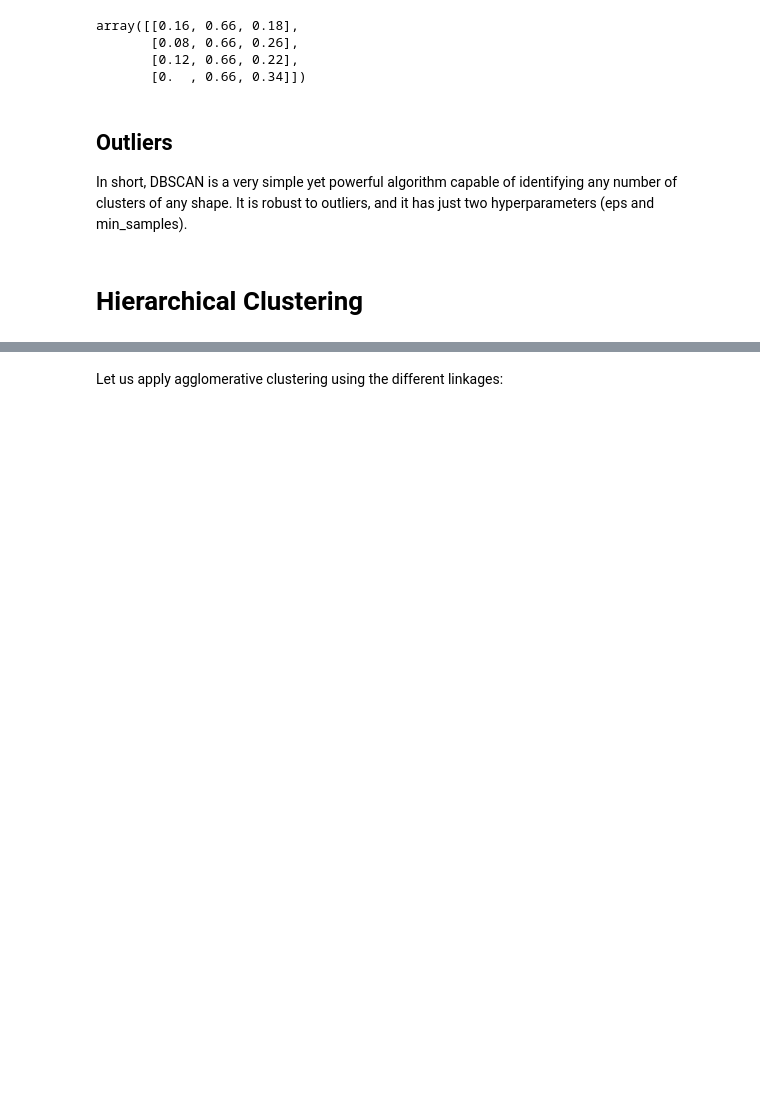
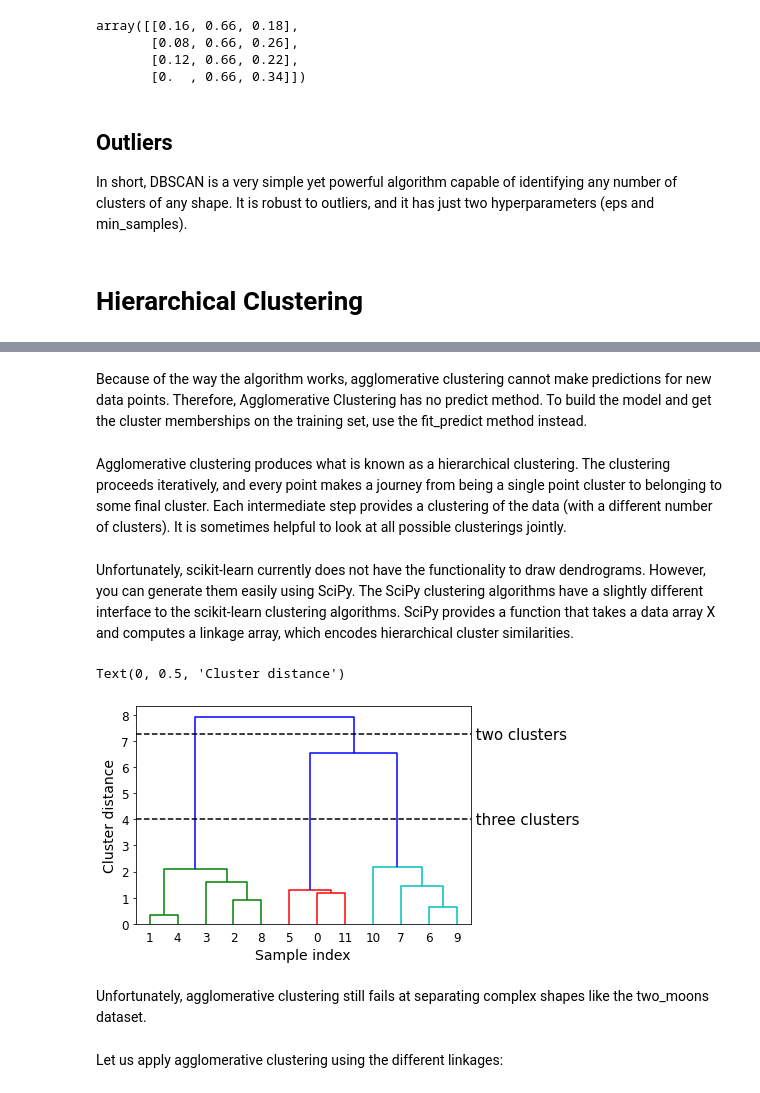
Before and after one commit to iubh/DLMDSML01, a Jupyter notebook: Q_A_Sessions/02_clustering/02b_clustering.ipynb, the cells around one changed output, grey strips where cells are left out. Cells and saved outputs as stored; diff of their text form; code cells hidden in the pictures; blank space fills up the shorter version.

```diff
--- a/Q_A_Sessions/02_clustering/02b_clustering.ipynb
+++ b/Q_A_Sessions/02_clustering/02b_clustering.ipynb
@@ -400,3 +416,49 @@ The **linkage criterion** determines the metric used fro the cluster merging str
+# %% [markdown]
+Because of the way the algorithm works, agglomerative
+clustering cannot make predictions for new data points. Therefore, Agglomerative
+Clustering has no predict method. To build the model and get the cluster memberships
+on the training set, use the fit_predict method instead.
+# %% [markdown]
+Agglomerative clustering produces what is known as a hierarchical clustering. The
+clustering proceeds iteratively, and every point makes a journey from being a single
+point cluster to belonging to some final cluster. Each intermediate step provides a
+clustering of the data (with a different number of clusters). It is sometimes helpful to
+look at all possible clusterings jointly.
+# %% [markdown]
+Unfortunately, scikit-learn currently does not have the functionality to draw dendrograms.
+However, you can generate them easily using SciPy. The SciPy clustering
+algorithms have a slightly different interface to the scikit-learn clustering algorithms.
+SciPy provides a function that takes a data array X and computes a linkage
+array, which encodes hierarchical cluster similarities.
+# %%
+# Import the dendrogram function and the ward clustering function from SciPy
+from scipy.cluster.hierarchy import dendrogram, ward
+
+X, y = make_blobs(random_state=0, n_samples=12)
+# Apply the ward clustering to the data array X
+# The SciPy ward function returns an array that specifies the distances
+# bridged when performing agglomerative clustering
+linkage_array = ward(X)
+# Now we plot the dendrogram for the linkage_array containing the distances
+# between clusters
+dendrogram(linkage_array)
+
+# mark the cuts in the tree that signify two or three clusters
+ax = plt.gca()
+bounds = ax.get_xbound()
+ax.plot(bounds, [7.25, 7.25], '--', c='k')
+ax.plot(bounds, [4, 4], '--', c='k')
+
+ax.text(bounds[1], 7.25, ' two clusters', va='center', fontdict={'size': 15})
+ax.text(bounds[1], 4, ' three clusters', va='center', fontdict={'size': 15})
+plt.xlabel("Sample index")
+plt.ylabel("Cluster distance")
+# %% [output]
+Text(0, 0.5, 'Cluster distance')
+[figure, added]
+# %% [markdown]
+Unfortunately, agglomerative clustering still fails at separating complex shapes like
+the two_moons dataset.
 # %%
 MAXN1 =500
 MAXN2 =400
```
Also changed, not shown: parts of 19 cells of this notebook, 4 other files.
